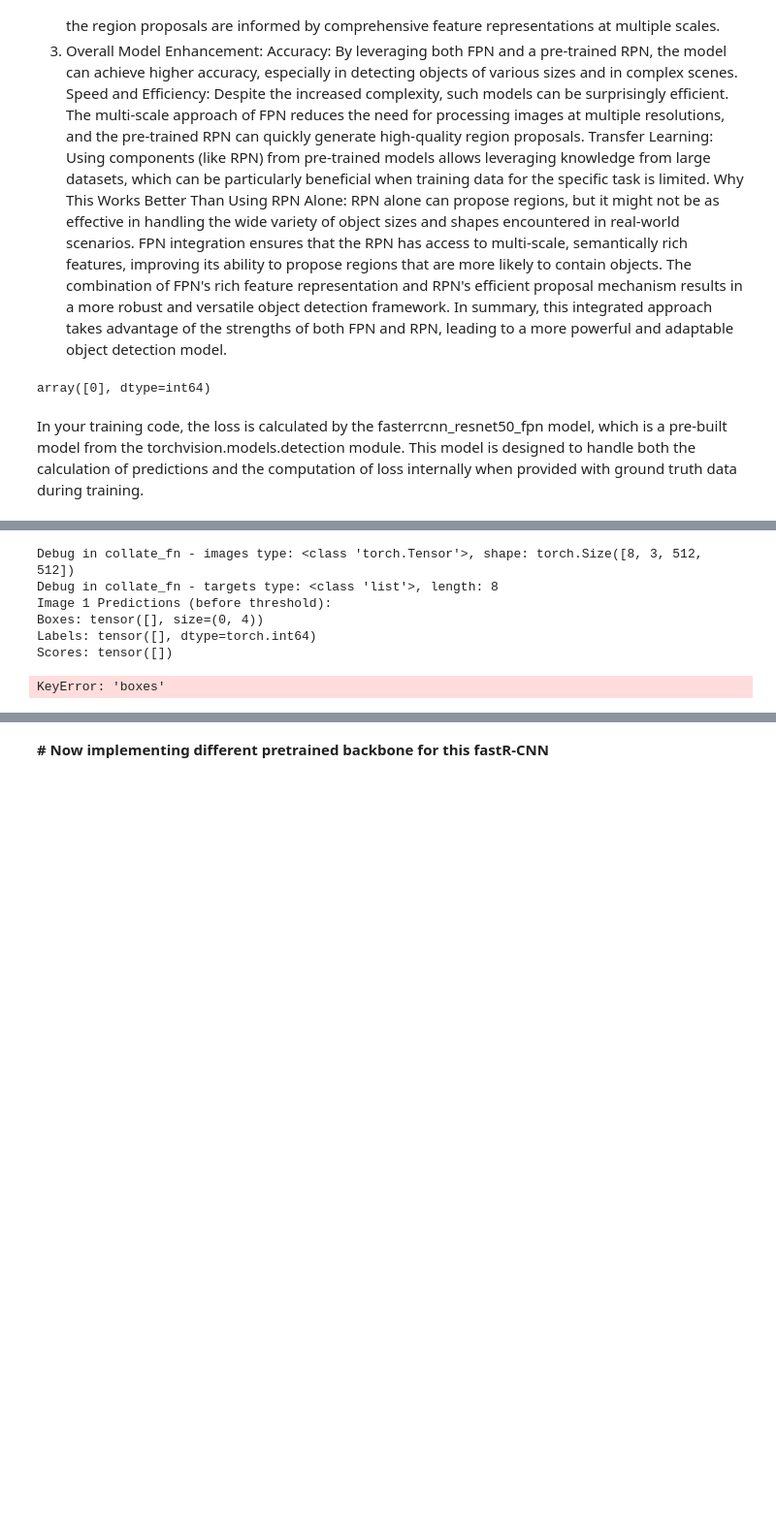
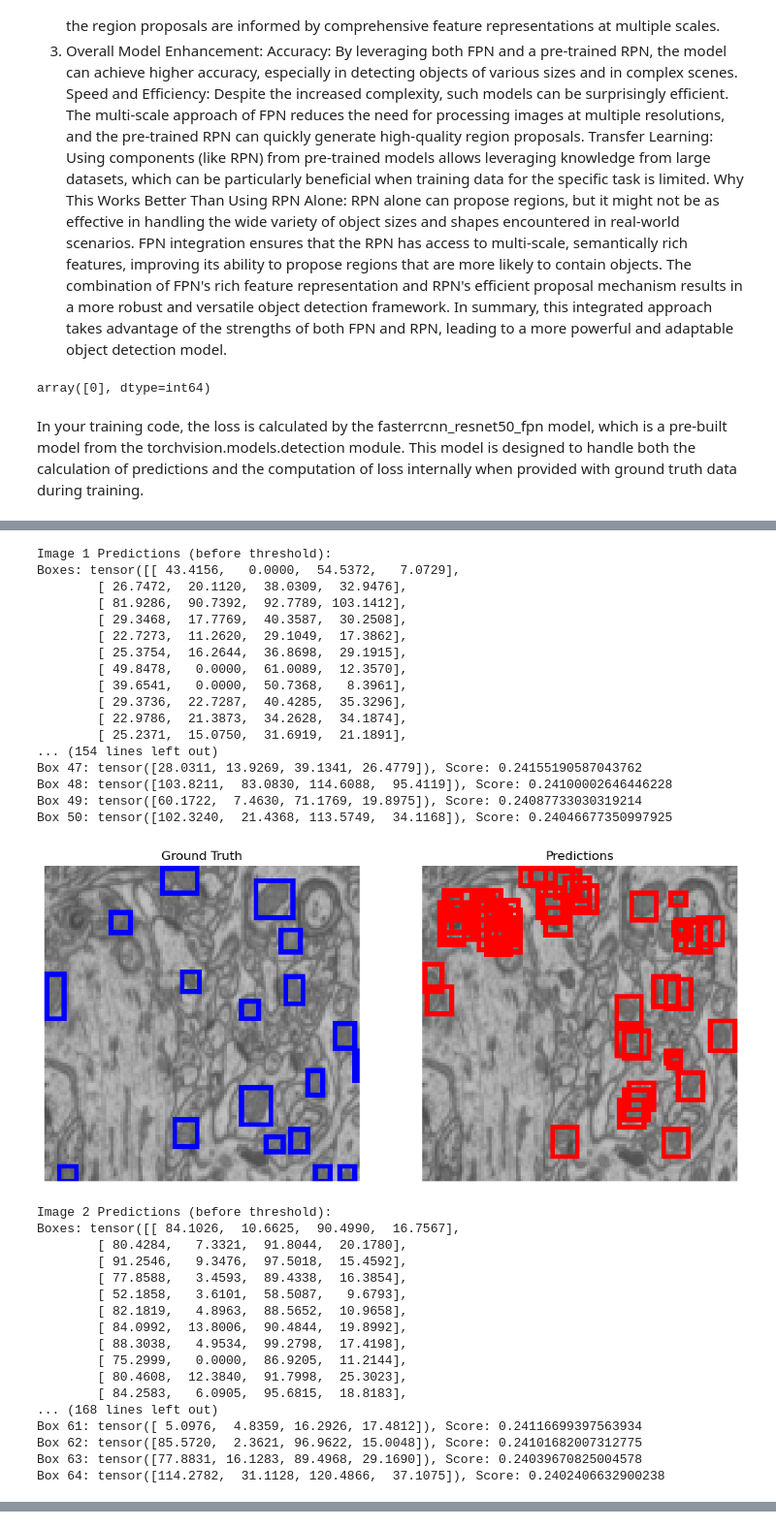
Before and after one commit to PranavMishra17/Microscopy_Seg_CVProjectFall23, a Jupyter notebook: Fast R-CNN.ipynb, the cells around one changed output, grey strips where cells are left out. Shown: that part at 97% size. Drawn from its saved outputs; the diff is of its cells as text; code cells hidden in the pictures; blank space fills up the shorter version.

```diff
--- a/Fast R-CNN.ipynb
+++ b/Fast R-CNN.ipynb
@@ -654,7 +670,7 @@ fast_rcnn_model = FastRCNNFPN(num_classes).to(device)
 optimizer = torch.optim.Adam(fast_rcnn_model.parameters(), lr=0.001)
 
 # Define the number of epochs
-num_epochs = 5
+num_epochs = 2
 
 # Training loop
 for epoch in range(num_epochs):
@@ -687,6 +706,6 @@ Epoch 1/5, Total Loss: 102.30542123317719
 # %%
 @torch.no_grad()
-def evaluate_and_plot(model, data_loader, device, num_images=2, threshold=0.5):
+def evaluate_and_plot(model, data_loader, device, num_images=2, threshold=0.26):
     model.eval()
     images, targets = next(iter(data_loader))
     images = list(img.to(device) for img in images)
@@ -716,36 +735,64 @@ def evaluate_and_plot(model, data_loader, device, num_images=2, threshold=0.5):
         # Apply threshold
         pred_boxes = prediction['boxes'][prediction['scores'] > threshold]
         pred_scores = prediction['scores'][prediction['scores'] > threshold]
 
         # Draw ground truth and prediction boxes
         image_with_gt = draw_bounding_boxes(image, target['boxes'].cpu(), colors="blue", width=2)
         image_with_pred = draw_bounding_boxes(image, pred_boxes.cpu(), colors="red", width=2)
 
         # Print out the filtered predictions
         print(f"Image {i+1} Predictions (after threshold):")
         for j, (box, score) in enumerate(zip(pred_boxes, pred_scores)):
             print(f"Box {j}: {box.cpu()}, Score: {score.cpu()}")
 
         plt.figure(figsize=(12, 6))
         plt.subplot(1, 2, 1)
         plt.imshow(image_with_gt.permute(1, 2, 0).numpy())
         plt.title('Ground Truth')
         plt.axis('off')
 
         plt.subplot(1, 2, 2)
         plt.imshow(image_with_pred.permute(1, 2, 0).numpy())
         plt.title('Predictions')
         plt.axis('off')
 
         plt.show()
 
 # Call the function to evaluate and plot predictions
 evaluate_and_plot(fast_rcnn_model, val_loader, device, num_images=2)
 # %% [output]
-Debug in collate_fn - images type: <class 'torch.Tensor'>, shape: torch.Size([8, 3, 512, 512])
-Debug in collate_fn - targets type: <class 'list'>, length: 8
 Image 1 Predictions (before threshold):
-Boxes: tensor([], size=(0, 4))
-Labels: tensor([], dtype=torch.int64)
-Scores: tensor([])
+Boxes: tensor([[ 43.4156,   0.0000,  54.5372,   7.0729],
+        [ 26.7472,  20.1120,  38.0309,  32.9476],
+        [ 81.9286,  90.7392,  92.7789, 103.1412],
+        [ 29.3468,  17.7769,  40.3587,  30.2508],
+        [ 22.7273,  11.2620,  29.1049,  17.3862],
+        [ 25.3754,  16.2644,  36.8698,  29.1915],
+        [ 49.8478,   0.0000,  61.0089,  12.3570],
+        [ 39.6541,   0.0000,  50.7368,   8.3961],
+        [ 29.3736,  22.7287,  40.4285,  35.3296],
+        [ 22.9786,  21.3873,  34.2628,  34.1874],
+        [ 25.2371,  15.0750,  31.6919,  21.1891],
+... (154 lines left out)
+Box 47: tensor([28.0311, 13.9269, 39.1341, 26.4779]), Score: 0.24155190587043762
+Box 48: tensor([103.8211,  83.0830, 114.6088,  95.4119]), Score: 0.24100002646446228
+Box 49: tensor([60.1722,  7.4630, 71.1769, 19.8975]), Score: 0.24087733030319214
+Box 50: tensor([102.3240,  21.4368, 113.5749,  34.1168]), Score: 0.24046677350997925
+[figure, added]
-KeyError: 'boxes'
+Image 2 Predictions (before threshold):
+Boxes: tensor([[ 84.1026,  10.6625,  90.4990,  16.7567],
+        [ 80.4284,   7.3321,  91.8044,  20.1780],
+        [ 91.2546,   9.3476,  97.5018,  15.4592],
+        [ 77.8588,   3.4593,  89.4338,  16.3854],
+        [ 52.1858,   3.6101,  58.5087,   9.6793],
+        [ 82.1819,   4.8963,  88.5652,  10.9658],
+        [ 84.0992,  13.8006,  90.4844,  19.8992],
+        [ 88.3038,   4.9534,  99.2798,  17.4198],
+        [ 75.2999,   0.0000,  86.9205,  11.2144],
+        [ 80.4608,  12.3840,  91.7998,  25.3023],
+        [ 84.2583,   6.0905,  95.6815,  18.8183],
+... (168 lines left out)
+Box 61: tensor([ 5.0976,  4.8359, 16.2926, 17.4812]), Score: 0.24116699397563934
+Box 62: tensor([85.5720,  2.3621, 96.9622, 15.0048]), Score: 0.24101682007312775
+Box 63: tensor([77.8831, 16.1283, 89.4968, 29.1690]), Score: 0.24039670825004578
+Box 64: tensor([114.2782,  31.1128, 120.4866,  37.1075]), Score: 0.2402406632900238
@@ -752,2 +799,0 @@ KeyError: 'boxes'
-# %% [markdown]
-**# Now implementing different pretrained backbone for this fastR-CNN**
```
Also changed, not shown: parts of 23 cells of this notebook.
